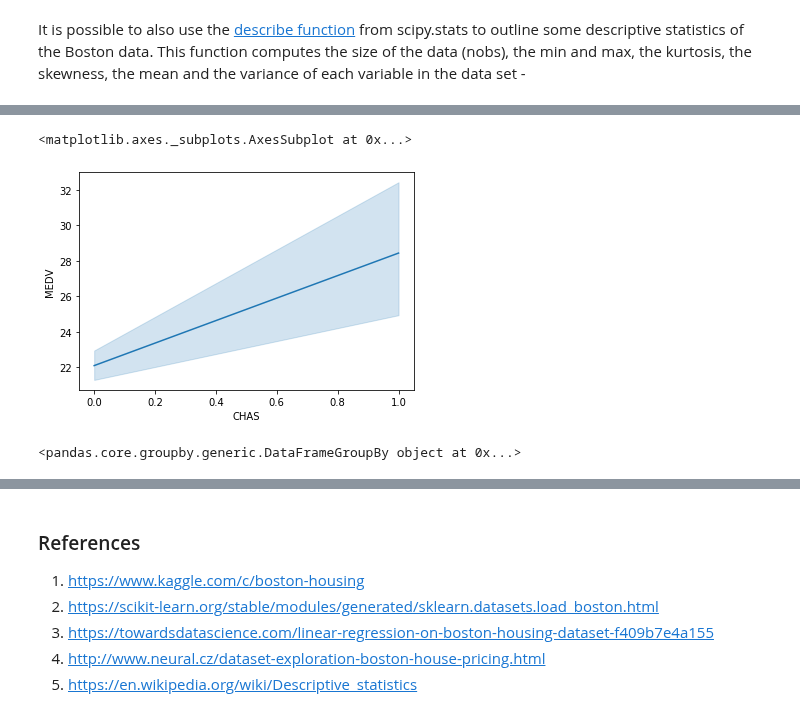
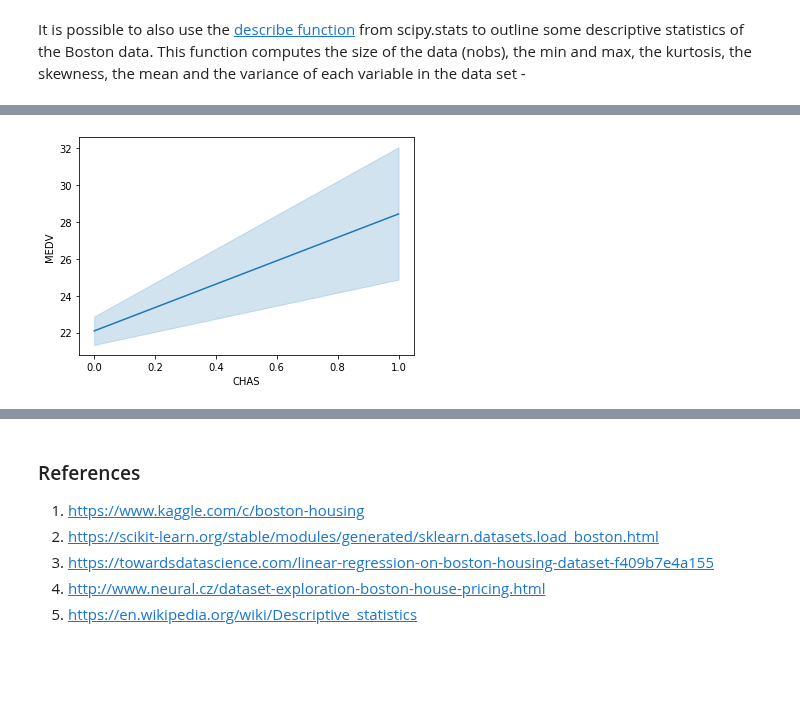
Before and after one commit to AideenByrne/2019MachineLearningProject, a Jupyter notebook: 2019project.ipynb, the cells around one changed output, grey strips where cells are left out. Cells and saved outputs as stored; diff of their text form; code cells hidden in the pictures; blank space fills up the shorter version.

```diff
--- a/2019project.ipynb
+++ b/2019project.ipynb
@@ -174,11 +201,8 @@ sns.distplot(df1["CHAS"])
 # %%
 x = df1["CHAS"]
 y= df1["MEDV"]
 sns.lineplot(x, y)
+plt.legend
+plt.show()
 # %% [output]
-<matplotlib.axes._subplots.AxesSubplot at 0x...>
-[figure, old version]
+[figure, new version]
-# %%
-df1.groupby('CHAS')
-# %% [output]
-<pandas.core.groupby.generic.DataFrameGroupBy object at 0x...>
```
Also changed, not shown: parts of 15 cells of this notebook.
